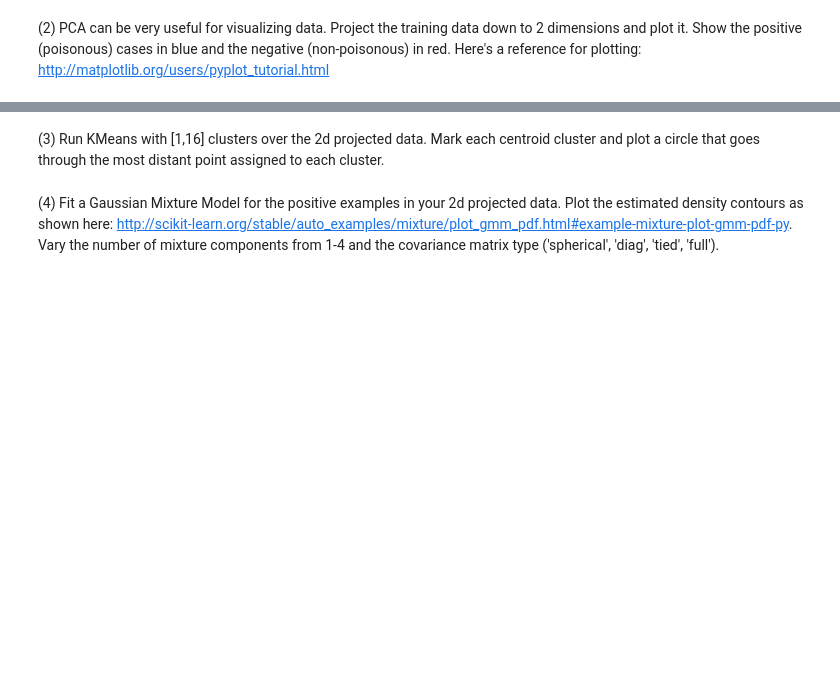
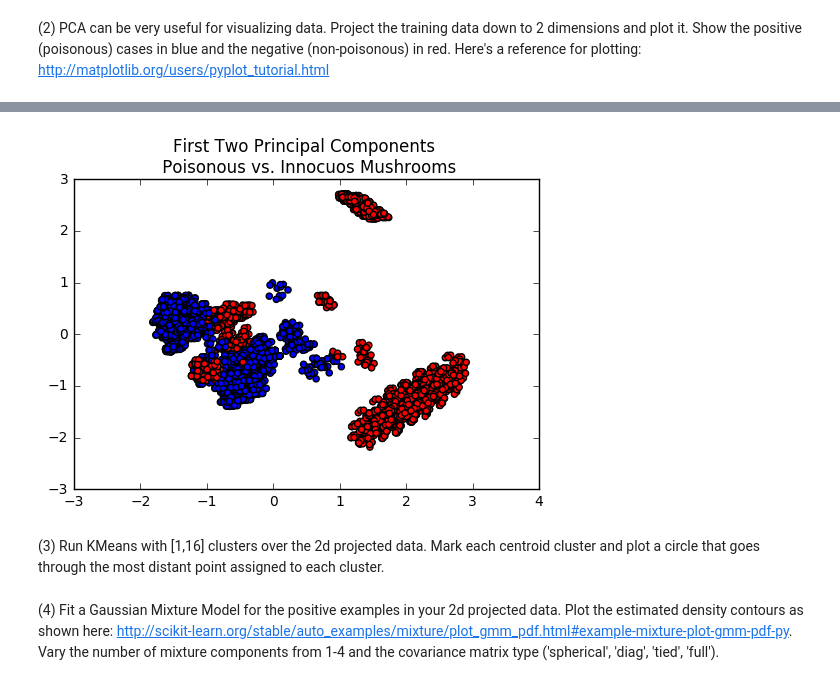
Before and after one commit to nwchen24/Machine_learning_coursework, a Jupyter notebook: NC_Work/Project_3_PCA/Nicholas_Chen_p3_1.0.ipynb, the cells around one changed output, grey strips where cells are left out. Cells and saved outputs as stored; diff of their text form; code cells hidden in the pictures; blank space fills up the shorter version.

```diff
--- a/NC_Work/Project_3_PCA/Nicholas_Chen_p3_1.0.ipynb
+++ b/NC_Work/Project_3_PCA/Nicholas_Chen_p3_1.0.ipynb
@@ -72,3 +124,20 @@ print train_data.shape, test_data.shape
+# %%
+#instantiate PCA object that reduces to 2 dimensions
+pca_2dim = PCA(n_components = 2)
+
+#transform the training data
+train_data_2dim_reduced = pd.DataFrame(pca_2dim.fit_transform(train_data))
+
+#set color map
+colors = {0:"blue", 1:"red"}
+
+#Plot the results
+plt.figure()
+plt.title("First Two Principal Components \n Poisonous vs. Innocuos Mushrooms")
+plt.scatter(train_data_2dim_reduced[0], train_data_2dim_reduced[1], c = train_labels_df[0].apply(lambda x: colors[x]))
+plt.show()
+# %% [output]
+[figure, added]
 # %%
 #def P2():
 ### STUDENT START ###
```
Also changed, not shown: parts of 5 cells of this notebook, 7 other files.
